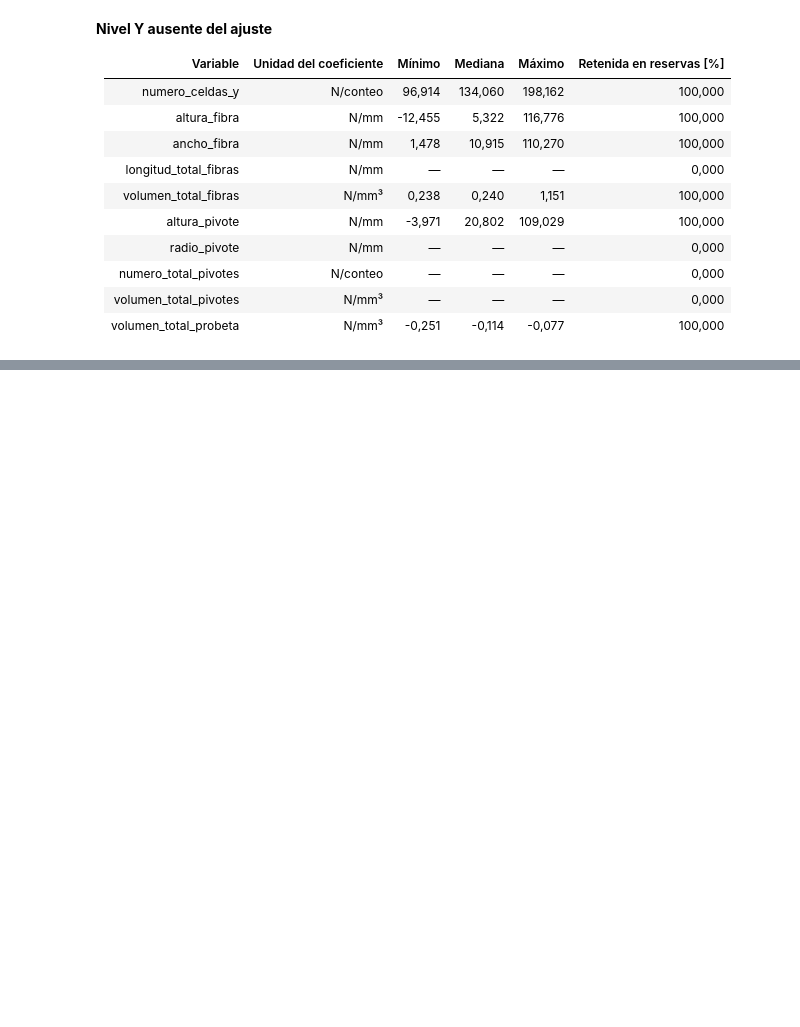
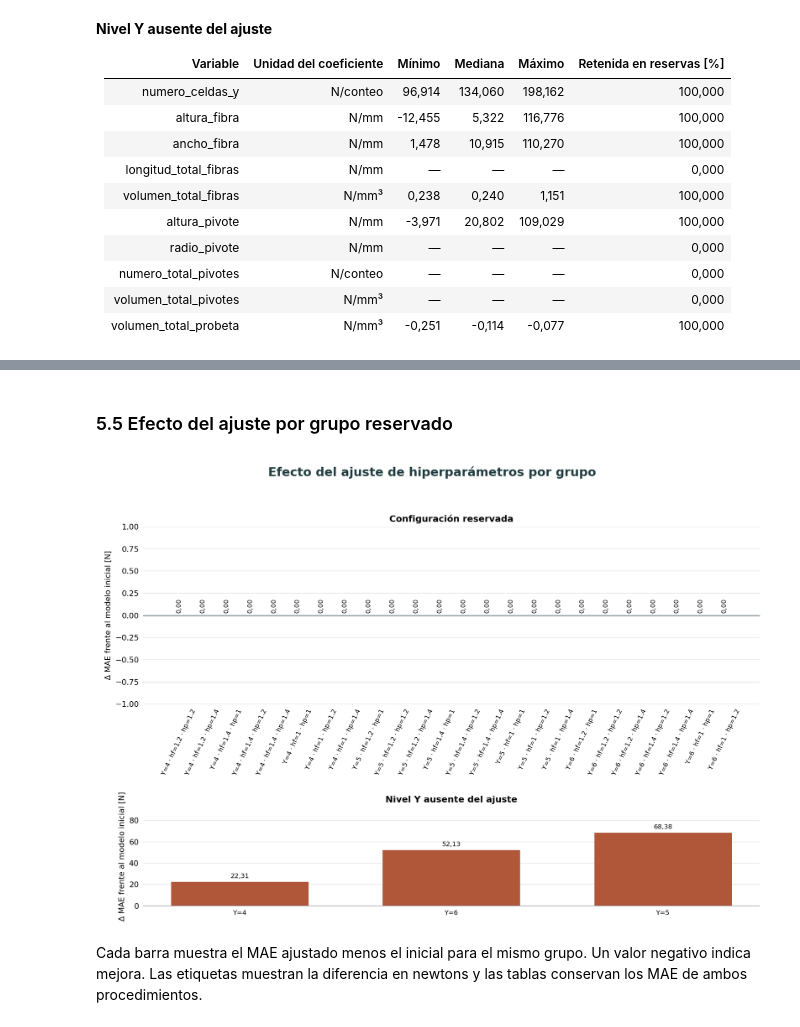
Before and after one commit to melissaaylasb-sudo/T02_MIA14_SeccionB, a Jupyter notebook: notebooks/Comparativa_6_Modelos_Regresion_Pantograficas.ipynb, the cells around one changed output, grey strips where cells are left out. Saved outputs shown, nothing was run; the diff lists cells and outputs as text; code cells hidden in the pictures; blank space fills up the shorter version.

```diff
--- a/notebooks/Comparativa_6_Modelos_Regresion_Pantograficas.ipynb
+++ b/notebooks/Comparativa_6_Modelos_Regresion_Pantograficas.ipynb
@@ -552,0 +745,11 @@ vista.mostrar_coeficientes_ganador(detalle["coeficientes"])
+# %% [markdown]
+### 5.5 Efecto del ajuste por grupo reservado
+# %%
+graficas.mostrar(
+    graficas.mejora_por_grupo, comparacion_optuna["grupos"],
+    "modelo inicial", "Efecto del ajuste de hiperparámetros por grupo",
+)
+# %% [output]
+[figure, added]
+# %% [markdown]
+Cada barra muestra el MAE ajustado menos el inicial para el mismo grupo. Un valor negativo indica mejora. Las etiquetas muestran la diferencia en newtons y las tablas conservan los MAE de ambos procedimientos.
```
Also changed, not shown: parts of 35 cells of this notebook, 3 other files.
